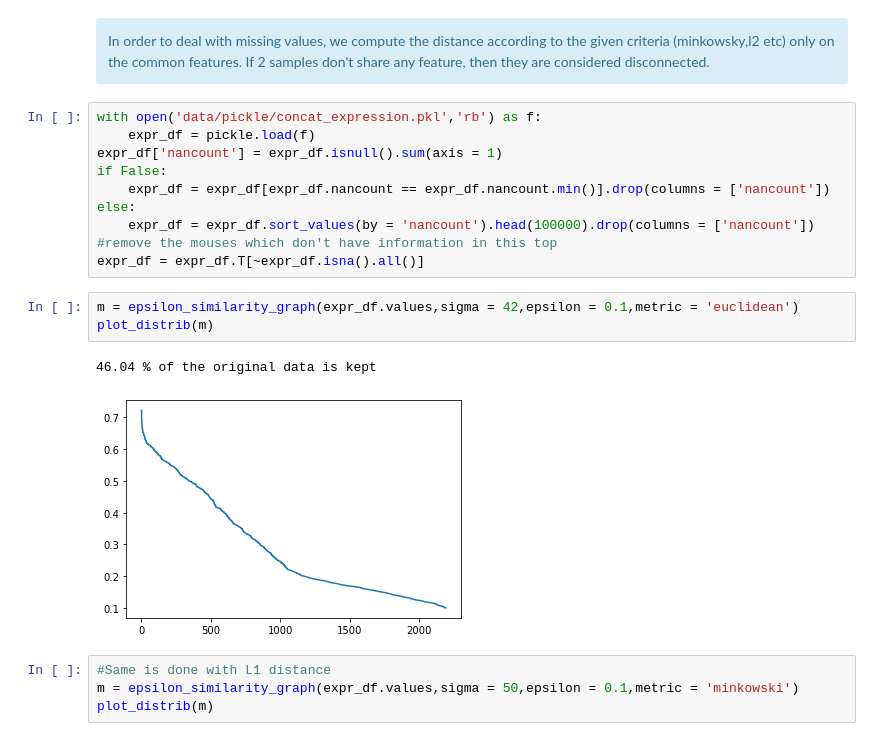
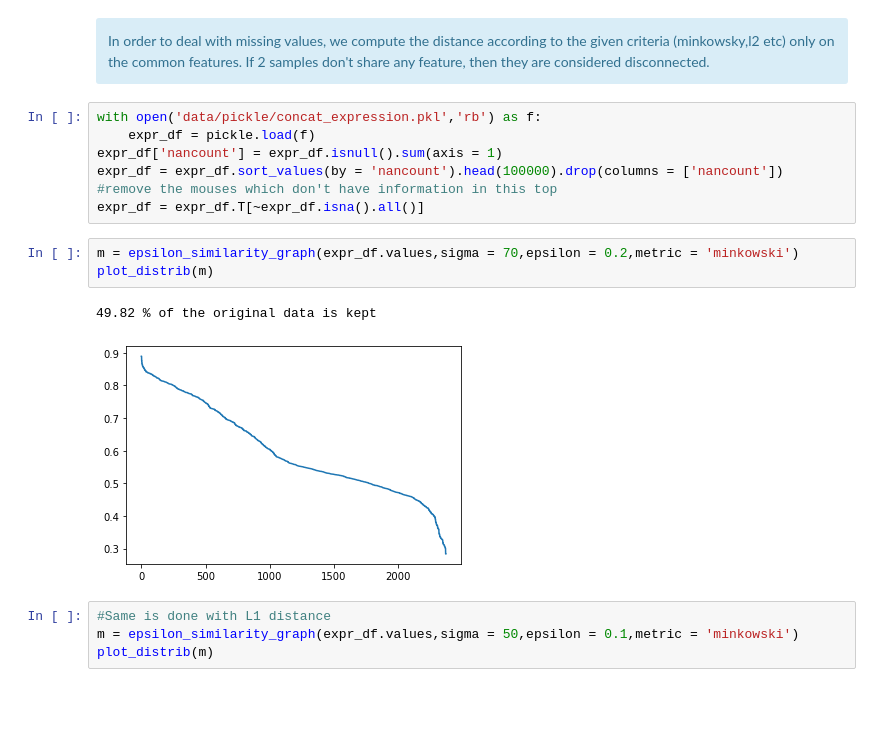
Before and after one commit to raphaelreiss/Network_tour_of_mice_genetics, a Jupyter notebook: Graph_Analysis_Mice_Genetics.ipynb, the cells around one changed output. Drawn from its saved outputs; the diff is of its cells as text; blank space fills up the shorter version.

```diff
--- a/Graph_Analysis_Mice_Genetics.ipynb
+++ b/Graph_Analysis_Mice_Genetics.ipynb
@@ -129,18 +145,15 @@ In order to deal with missing values, we compute the distance according to the g
 with open('data/pickle/concat_expression.pkl','rb') as f:
     expr_df = pickle.load(f)
 expr_df['nancount'] = expr_df.isnull().sum(axis = 1)
-if False:
-    expr_df = expr_df[expr_df.nancount == expr_df.nancount.min()].drop(columns = ['nancount'])
-else:
-    expr_df = expr_df.sort_values(by = 'nancount').head(100000).drop(columns = ['nancount'])
+expr_df = expr_df.sort_values(by = 'nancount').head(100000).drop(columns = ['nancount'])
 #remove the mouses which don't have information in this top
 expr_df = expr_df.T[~expr_df.isna().all()]
 # %%
-m = epsilon_similarity_graph(expr_df.values,sigma = 42,epsilon = 0.1,metric = 'euclidean')
+m = epsilon_similarity_graph(expr_df.values,sigma = 70,epsilon = 0.2,metric = 'minkowski')
 plot_distrib(m)
 # %% [output]
-46.04 % of the original data is kept
+49.82 % of the original data is kept
-[figure, old version]
+[figure, new version]
 # %%
 #Same is done with L1 distance
 m = epsilon_similarity_graph(expr_df.values,sigma = 50,epsilon = 0.1,metric = 'minkowski')
```
Also changed, not shown: parts of 31 cells of this notebook, 10 other files.
